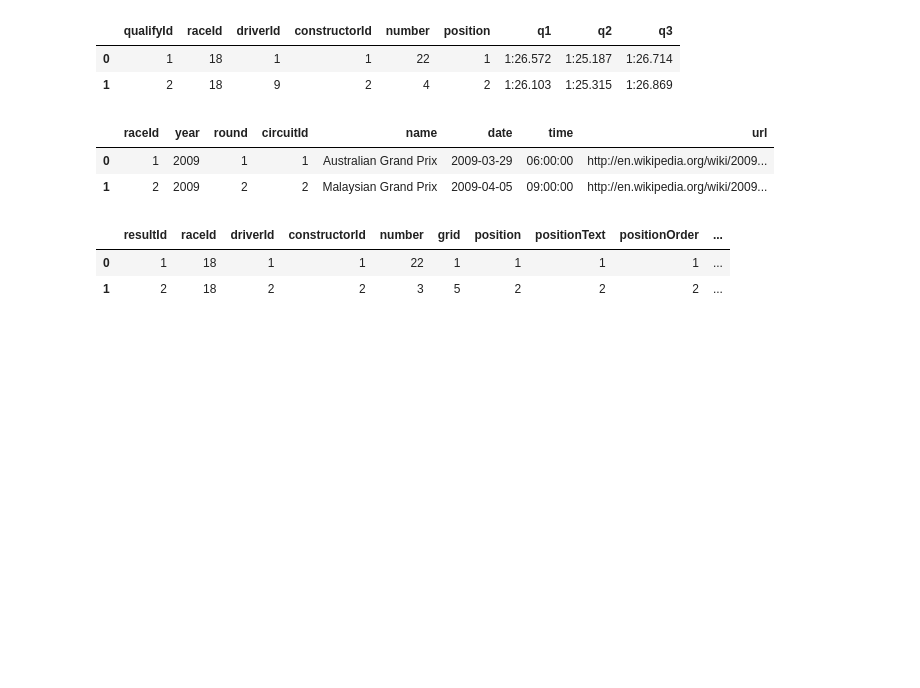
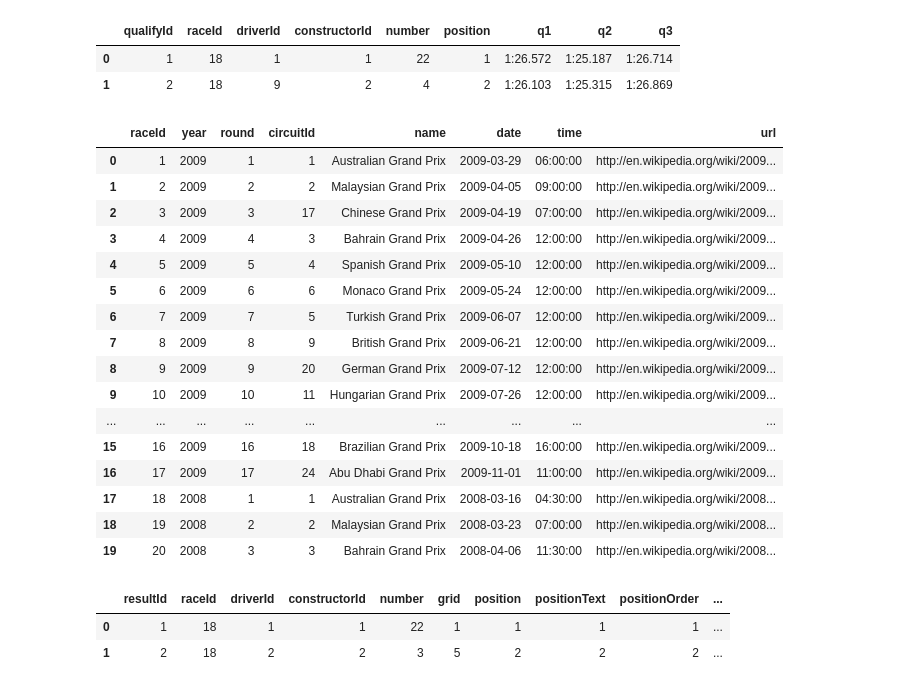
Before and after one commit to fpiedra47/formula_1, a Jupyter notebook: f1.ipynb, the cells around one changed output. Cells and saved outputs as stored; diff of their text form; code cells hidden in the pictures; blank space fills up the shorter version.

```diff
--- a/f1.ipynb
+++ b/f1.ipynb
@@ -132,11 +132,25 @@ df_quali.head(2)
 | 1 | 2 | 18 | 9 | 2 | 4 | 2 | 1:26.103 | 1:25.315 | 1:26.869 |
 # %%
 df_races = pd.read_csv("/content/drive/My Drive/CodingDojo/Codigos/f1/races.csv")
-df_races.head(2)
+df_races.head(20)
 # %% [output]
 |  | raceId | year | round | circuitId | name | date | time | url |
 | 0 | 1 | 2009 | 1 | 1 | Australian Grand Prix | 2009-03-29 | 06:00:00 | http://en.wikipedia.org/wiki/2009... |
 | 1 | 2 | 2009 | 2 | 2 | Malaysian Grand Prix | 2009-04-05 | 09:00:00 | http://en.wikipedia.org/wiki/2009... |
+| 2 | 3 | 2009 | 3 | 17 | Chinese Grand Prix | 2009-04-19 | 07:00:00 | http://en.wikipedia.org/wiki/2009... |
+| 3 | 4 | 2009 | 4 | 3 | Bahrain Grand Prix | 2009-04-26 | 12:00:00 | http://en.wikipedia.org/wiki/2009... |
+| 4 | 5 | 2009 | 5 | 4 | Spanish Grand Prix | 2009-05-10 | 12:00:00 | http://en.wikipedia.org/wiki/2009... |
+| 5 | 6 | 2009 | 6 | 6 | Monaco Grand Prix | 2009-05-24 | 12:00:00 | http://en.wikipedia.org/wiki/2009... |
+| 6 | 7 | 2009 | 7 | 5 | Turkish Grand Prix | 2009-06-07 | 12:00:00 | http://en.wikipedia.org/wiki/2009... |
+| 7 | 8 | 2009 | 8 | 9 | British Grand Prix | 2009-06-21 | 12:00:00 | http://en.wikipedia.org/wiki/2009... |
+| 8 | 9 | 2009 | 9 | 20 | German Grand Prix | 2009-07-12 | 12:00:00 | http://en.wikipedia.org/wiki/2009... |
+| 9 | 10 | 2009 | 10 | 11 | Hungarian Grand Prix | 2009-07-26 | 12:00:00 | http://en.wikipedia.org/wiki/2009... |
+| ... | ... | ... | ... | ... | ... | ... | ... | ... |
+| 15 | 16 | 2009 | 16 | 18 | Brazilian Grand Prix | 2009-10-18 | 16:00:00 | http://en.wikipedia.org/wiki/2009... |
+| 16 | 17 | 2009 | 17 | 24 | Abu Dhabi Grand Prix | 2009-11-01 | 11:00:00 | http://en.wikipedia.org/wiki/2009... |
+| 17 | 18 | 2008 | 1 | 1 | Australian Grand Prix | 2008-03-16 | 04:30:00 | http://en.wikipedia.org/wiki/2008... |
+| 18 | 19 | 2008 | 2 | 2 | Malaysian Grand Prix | 2008-03-23 | 07:00:00 | http://en.wikipedia.org/wiki/2008... |
+| 19 | 20 | 2008 | 3 | 3 | Bahrain Grand Prix | 2008-04-06 | 11:30:00 | http://en.wikipedia.org/wiki/2008... |
 # %%
 df_results = pd.read_csv("/content/drive/My Drive/CodingDojo/Codigos/f1/results.csv")
 df_results.head(2)
```
Also changed, not shown: parts of 5 cells of this notebook.
